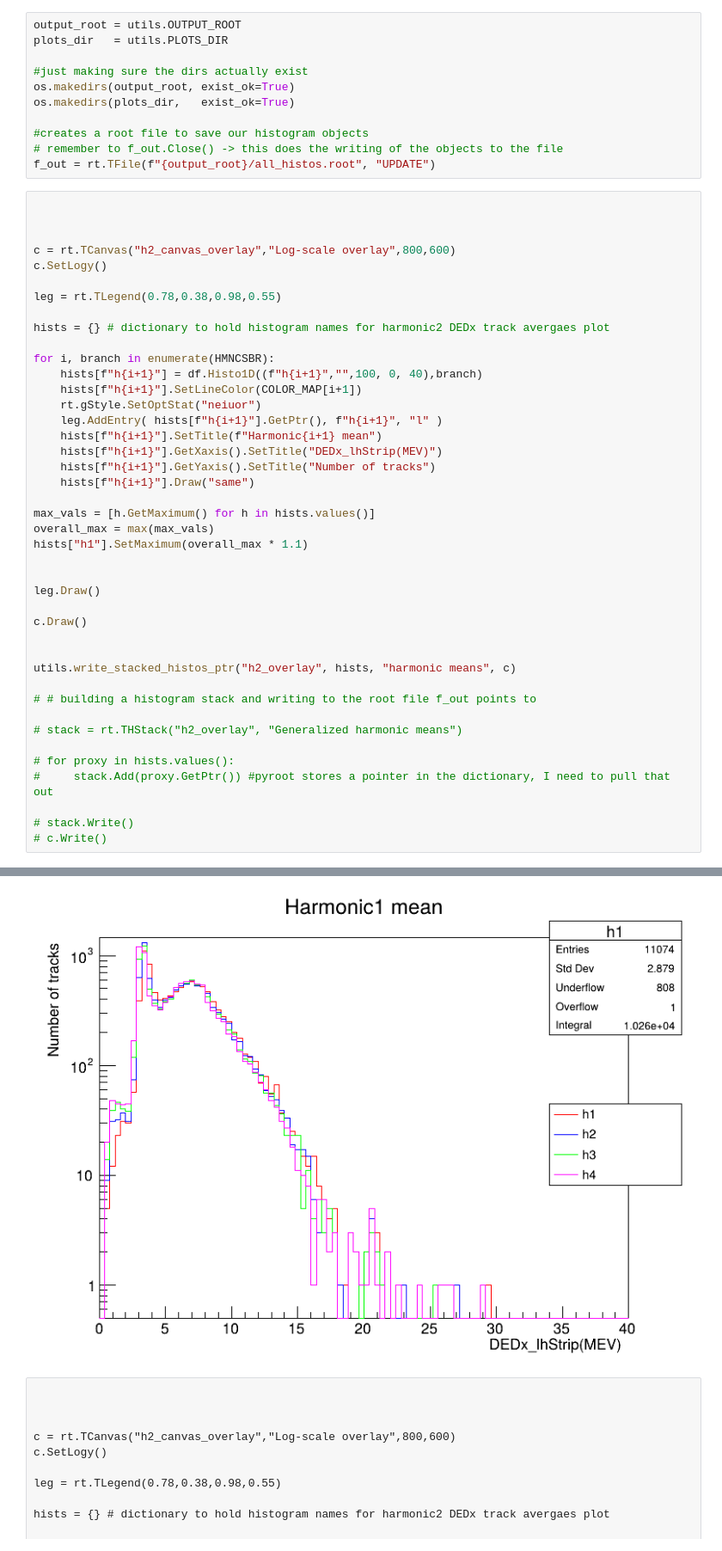
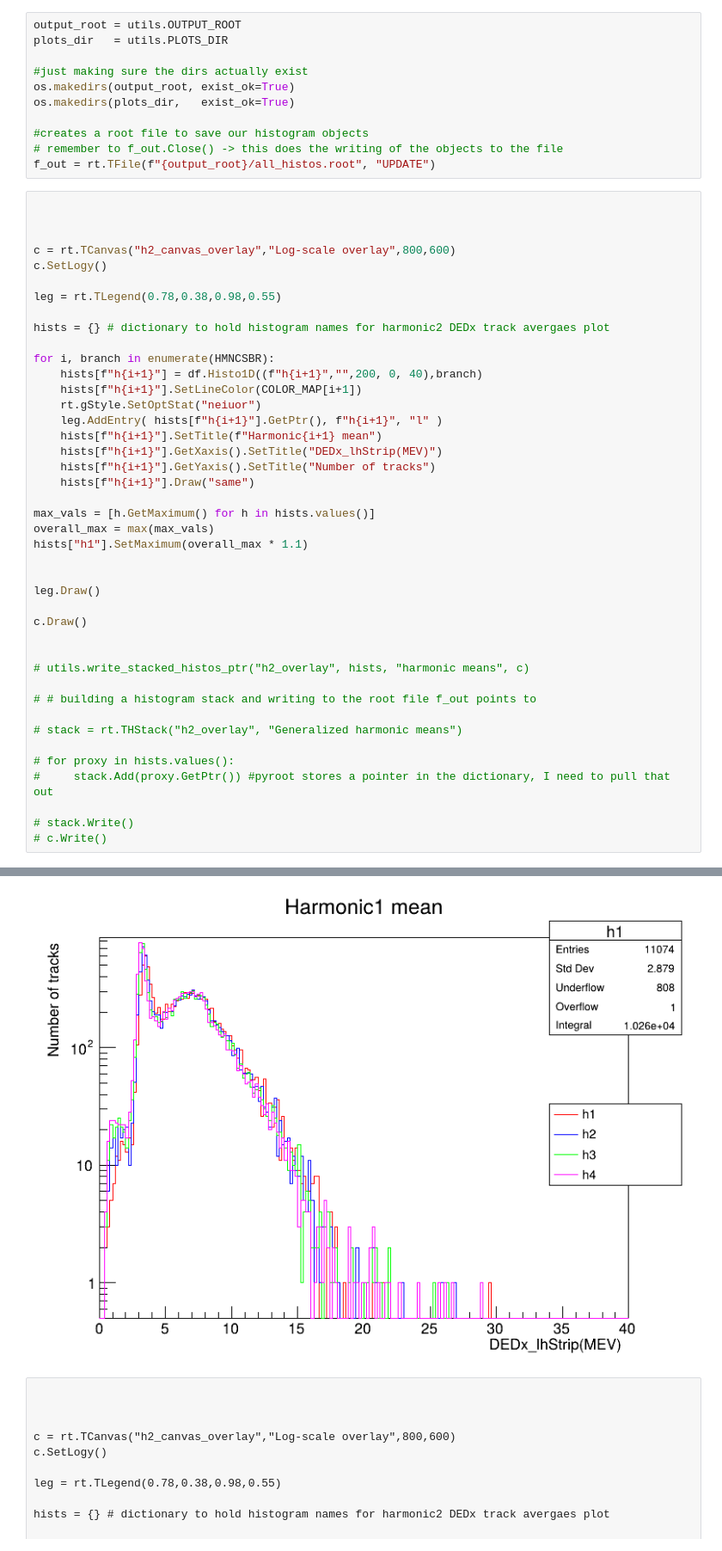
Before and after one commit to both-sides/optimizing_DEDx_estimator, a Jupyter notebook: notebooks/trunc_and_h2_analysis.ipynb, the cells around one changed output, grey strips where cells are left out. Shown at 86% size. Saved outputs shown, nothing was run; the diff lists cells and outputs as text.

```diff
--- a/notebooks/trunc_and_h2_analysis.ipynb
+++ b/notebooks/trunc_and_h2_analysis.ipynb
@@ -44,7 +44,7 @@ leg = rt.TLegend(0.78,0.38,0.98,0.55)
 hists = {} # dictionary to hold histogram names for harmonic2 DEDx track avergaes plot
 
 for i, branch in enumerate(HMNCSBR):
-    hists[f"h{i+1}"] = df.Histo1D((f"h{i+1}","",100, 0, 40),branch)
+    hists[f"h{i+1}"] = df.Histo1D((f"h{i+1}","",200, 0, 40),branch)
     hists[f"h{i+1}"].SetLineColor(COLOR_MAP[i+1])
     rt.gStyle.SetOptStat("neiuor")
     leg.AddEntry( hists[f"h{i+1}"].GetPtr(), f"h{i+1}", "l" )
@@ -63,7 +63,7 @@ leg.Draw()
 c.Draw()
 
 
-utils.write_stacked_histos_ptr("h2_overlay", hists, "harmonic means", c)
+# utils.write_stacked_histos_ptr("h2_overlay", hists, "harmonic means", c)
 
 # # building a histogram stack and writing to the root file f_out points to
 
@@ -79,4 +78,4 @@ utils.write_stacked_histos_ptr("h2_overlay", hists, "harmonic means", c)
-[figure, old version]
+[figure, new version]
 # %% [raw]
 
 
```
Also changed, not shown: parts of 27 cells of this notebook, 25 other files.
